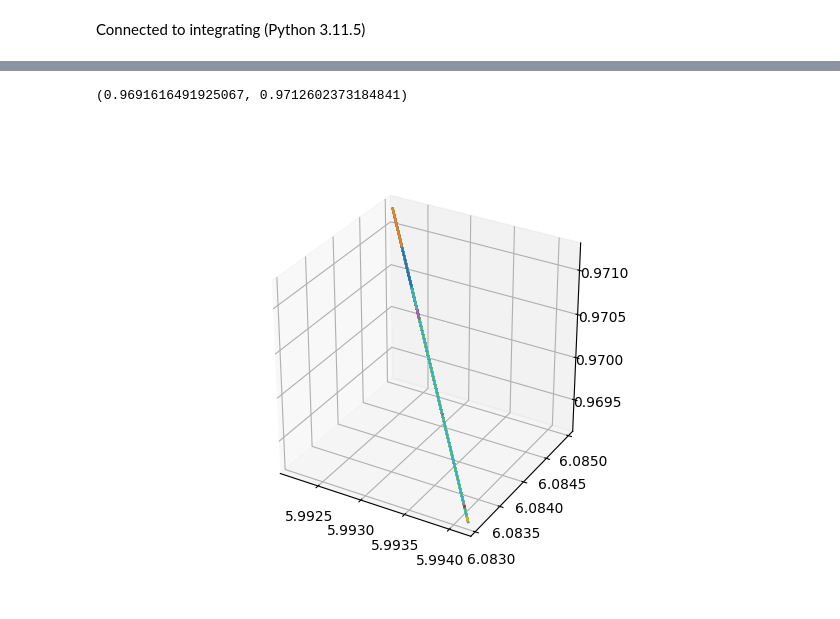
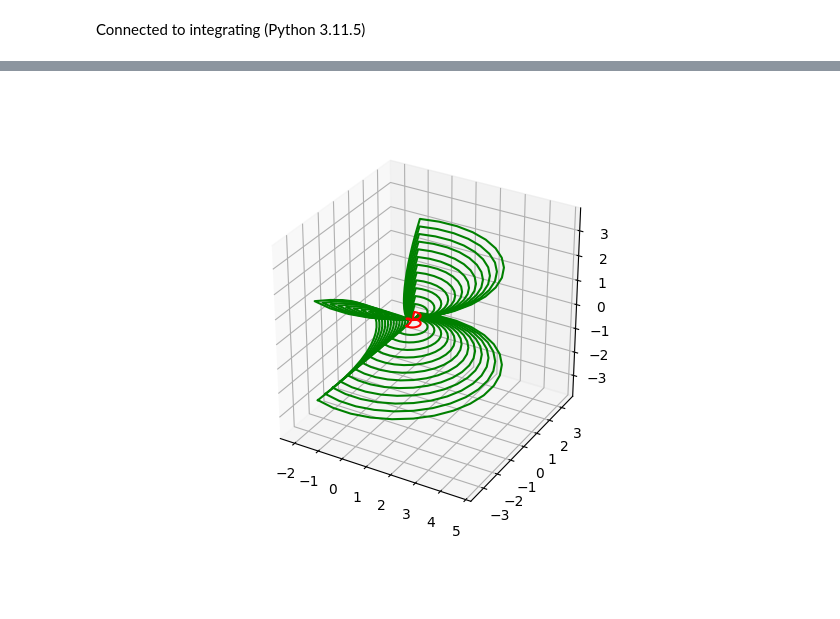
Before and after one commit to Mehdi5578/3DPU_Plateau_Problem, a Jupyter notebook: Plateau Problem/Triangulation Meshing/Interactive-2.ipynb, the cells around one changed output, grey strips where cells are left out. Drawn from its saved outputs; the diff is of its cells as text; code cells hidden in the pictures.

```diff
--- a/Plateau Problem/Triangulation Meshing/Interactive-2.ipynb
+++ b/Plateau Problem/Triangulation Meshing/Interactive-2.ipynb
@@ -163,9 +237,0 @@ for tri in Triangles:
-# %%
-K = np.array(Triangles).reshape(-1,3)
-K = [tuple(x) for x in K]
-N = len(set(K))
-v_indexes = [range(N)]
-mapping = list(set(K))
-S = []
-for tri in Triangles:
-    S.append([mapping.index(tuple(pt)) for pt in tri])
@@ -172,23 +268,33 @@ for tri in Triangles:
 # %%
+
+X = []
+Y = []
+Z = []
 fig = plt.figure()
 ax = fig.add_subplot(111, projection='3d')
 ax.set_aspect('equal')
-X = []
-Y = []
-Z = []
-for tr in M.triangles:
-    print(M.mapping)
-    xs = [M.mapping[ind][0] for ind in tr] + [M.mapping[0][0]]
-    ys = [M.mapping[ind][1] for ind in tr] + [M.mapping[0][1]]
-    zs = [M.mapping[ind][2] for ind in tr] + [M.mapping[0][2]]
-    ax.plot(xs,ys,zs)
-    Z = Z + zs
-    X = X + xs
-    Y = Y + ys
+colors = plt.rcParams['axes.prop_cycle'].by_key()['color']
+for i in range(len(P)):
+    L = P[i]
+    L = np.array(L)
+    xs = L[:,0]
+    ys = L[:,1]
+    zs = L[:,2]
+
+    if i == len(P) - 1:
+        plt.plot(xs,ys,zs,color='r')
+    else :
+        plt.plot(xs,ys,zs,color='green')
+
+    X = X + list(xs)
+    Y = Y + list(ys)
+    Z = Z + list(zs)
+
 
 X = np.array(X)
 Y = np.array(Y)
 Z = np.array(Z)
+
 max_range = np.array([X.max()-X.min(), Y.max()-Y.min(), Z.max()-Z.min()]).max() / 2.0
 
 mid_x = (X.max()+X.min()) * 0.5
@@ -197,4 +303,7 @@ mid_z = (Z.max()+Z.min()) * 0.5
 ax.set_xlim(mid_x - max_range, mid_x + max_range)
 ax.set_ylim(mid_y - max_range, mid_y + max_range)
 ax.set_zlim(mid_z - max_range, mid_z + max_range)
+
+
+polygone.points = S
 # %% [output]
@@ -218,2 +310 @@ ax.set_zlim(mid_z - max_range, mid_z + max_range)
-(0.9691616491925067, 0.9712602373184841)
-[figure, old version]
+[figure, new version]
```
Also changed, not shown: parts of 30 cells of this notebook, 3 other files.
